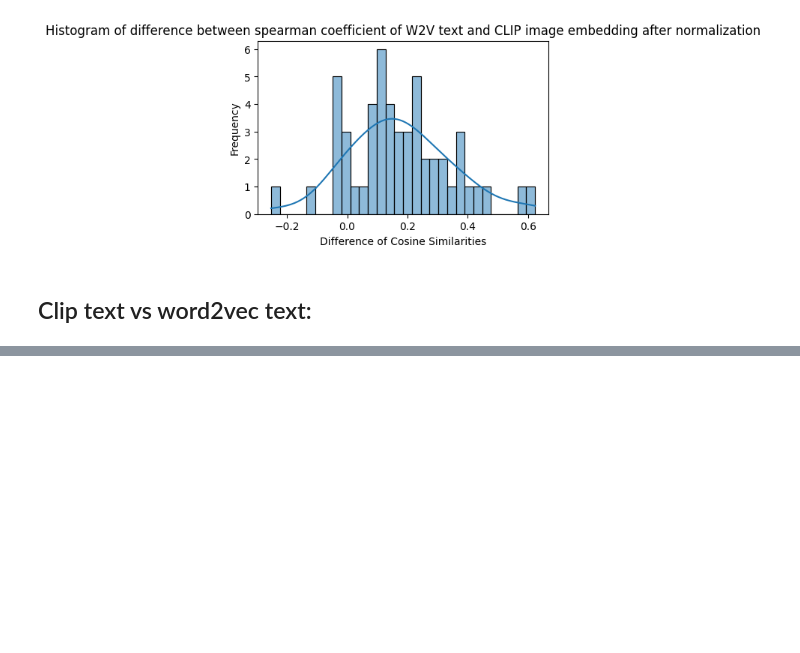
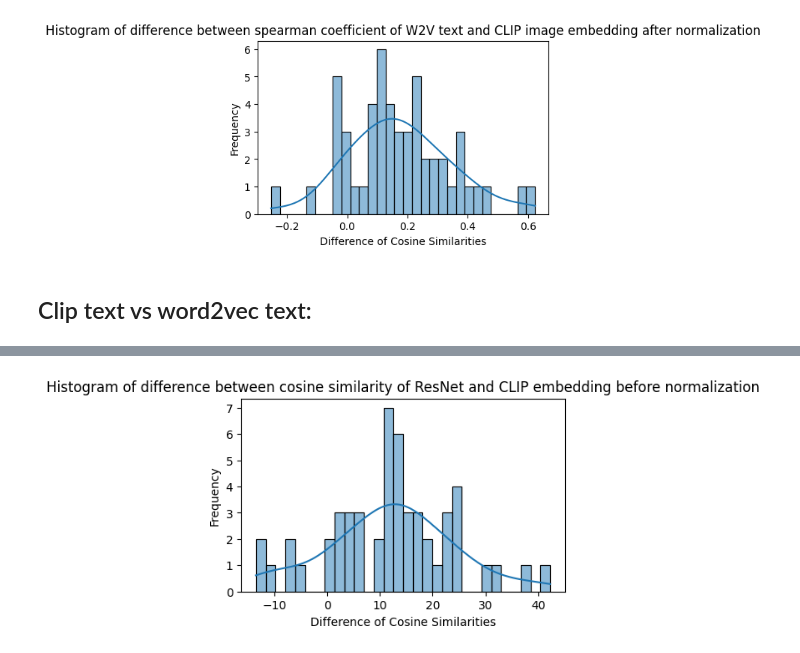
Before and after one commit to ShwetaliShimangaud/Investigating-the-Arithmetic-of-Visual-Embeddings, a Jupyter notebook: cosine_diff.ipynb, the cells around one changed output, grey strips where cells are left out. Saved outputs shown, nothing was run; the diff lists cells and outputs as text; code cells hidden in the pictures; blank space fills up the shorter version.

Commit message:
resnet done

```diff
--- a/cosine_diff.ipynb
+++ b/cosine_diff.ipynb
@@ -373,0 +376,3 @@ plt.show()
+# %%
+df_resnet = pd.read_csv('data_resnet.csv')
+df_resnet.columns
@@ -373,0 +392,16 @@ plt.show()
+# %%
+df_resnet['resnet_diff_cos_before_normalization'] = df_resnet['resnet_cos_image_before_normalization'] - df_resnet['cos_image_before_normalization']
+df_resnet['resnet_diff_rho_before_normalization'] = df_resnet['resnet_rho_image_before_normalization'] - df_resnet['rho_image_before_normalization']
+df_resnet['resnet_diff_cos_after_normalization'] = df_resnet['resnet_cos_image_after_normalization'] - df_resnet['cos_image_after_normalization']
+df_resnet['resnet_diff_rho_after_normalization'] = df_resnet['resnet_rho_image_after_normalization'] - df_resnet['rho_image_after_normalization']
+df_resnet.to_csv('data_resnet.csv', index=False)
+# %%
+# Histogram
+plt.figure(figsize=(5, 3))
+sns.histplot(df_resnet['resnet_diff_cos_before_normalization'], bins=30, kde=True)
+plt.title('Histogram of difference between cosine similarity of ResNet and CLIP embedding before normalization')
+plt.xlabel('Difference of Cosine Similarities')
+plt.ylabel('Frequency')
+plt.show()
+# %% [output]
+[figure, added]
```
Also changed, not shown: parts of 10 cells of this notebook, 7 other files.
